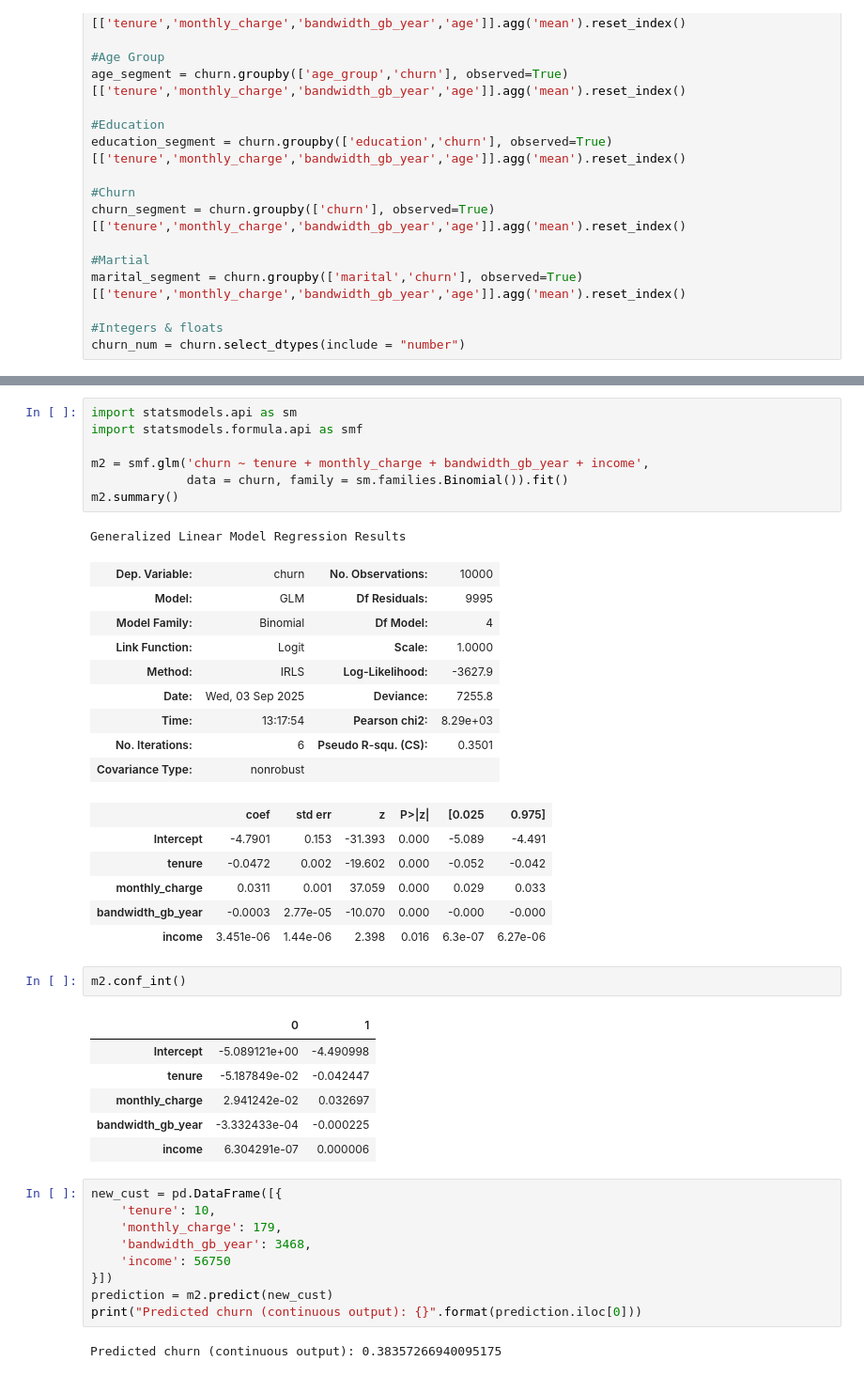
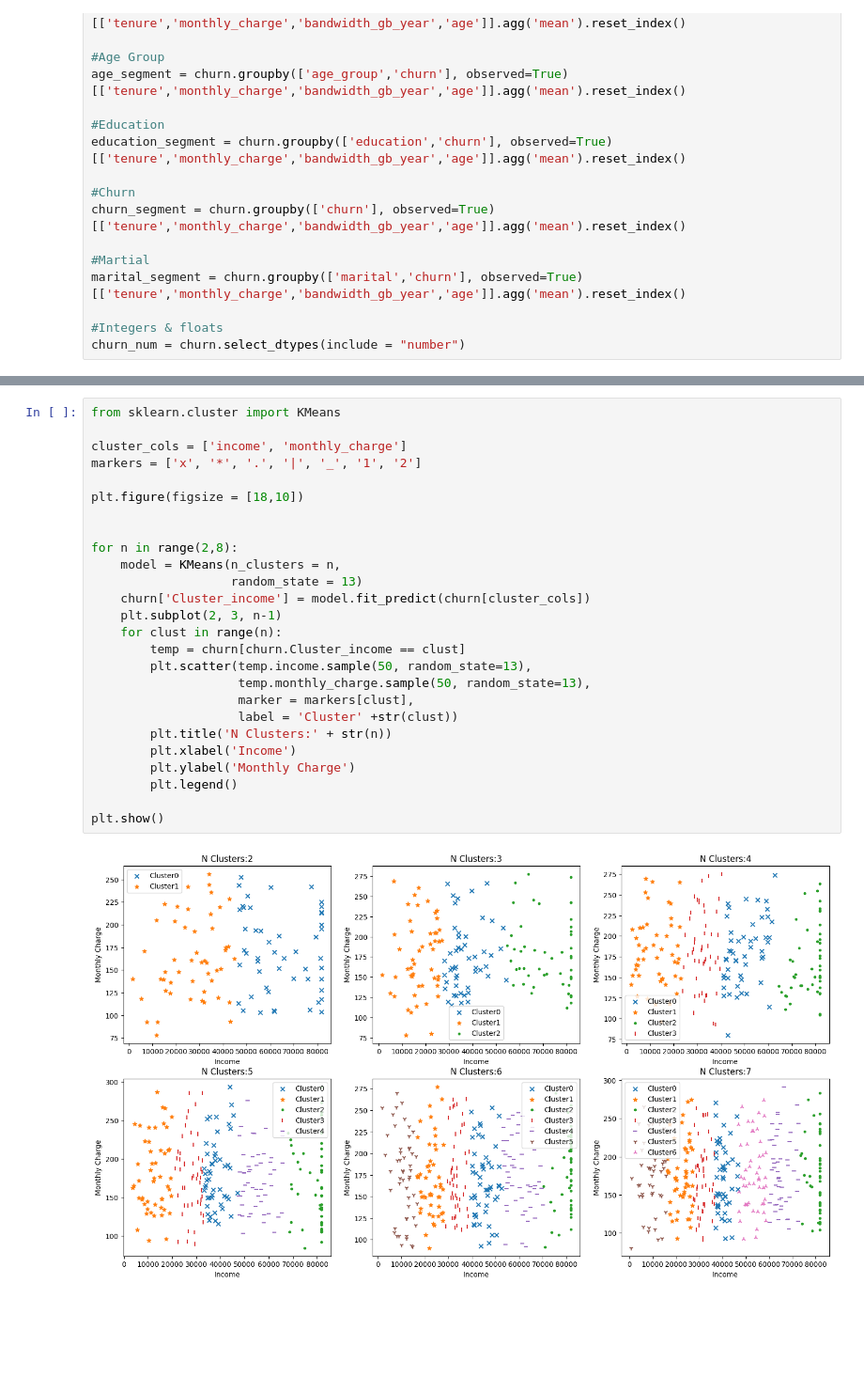
Before and after one commit to johnson80245/python, a Jupyter notebook: Personal Projects/chun_analysis.ipynb, the cells around one changed output, grey strips where cells are left out. Shown at 94% size. Cells and saved outputs as stored; diff of their text form; blank space fills up the shorter version.

```diff
--- a/Personal Projects/chun_analysis.ipynb
+++ b/Personal Projects/chun_analysis.ipynb
@@ -507,44 +430,28 @@ strong multicollinearity or other numerical problems.
-# %%
-import statsmodels.api as sm
-import statsmodels.formula.api as smf
-
-m2 = smf.glm('churn ~ tenure + monthly_charge + bandwidth_gb_year + income',
-             data = churn, family = sm.families.Binomial()).fit()
-m2.summary()
-# %% [output]
-Generalized Linear Model Regression Results
-| Dep. Variable: | churn | No. Observations: | 10000 |
-| Model: | GLM | Df Residuals: | 9995 |
-| Model Family: | Binomial | Df Model: | 4 |
-| Link Function: | Logit | Scale: | 1.0000 |
-| Method: | IRLS | Log-Likelihood: | -3627.9 |
-| Date: | Wed, 03 Sep 2025 | Deviance: | 7255.8 |
-| Time: | 13:17:54 | Pearson chi2: | 8.29e+03 |
-| No. Iterations: | 6 | Pseudo R-squ. (CS): | 0.3501 |
-| Covariance Type: | nonrobust |  |  |
-|  | coef | std err | z | P>|z| | [0.025 | 0.975] |
-| Intercept | -4.7901 | 0.153 | -31.393 | 0.000 | -5.089 | -4.491 |
-| tenure | -0.0472 | 0.002 | -19.602 | 0.000 | -0.052 | -0.042 |
-| monthly_charge | 0.0311 | 0.001 | 37.059 | 0.000 | 0.029 | 0.033 |
-| bandwidth_gb_year | -0.0003 | 2.77e-05 | -10.070 | 0.000 | -0.000 | -0.000 |
-| income | 3.451e-06 | 1.44e-06 | 2.398 | 0.016 | 6.3e-07 | 6.27e-06 |
-# %%
-m2.conf_int()
-# %% [output]
-|  | 0 | 1 |
-| Intercept | -5.089121e+00 | -4.490998 |
-| tenure | -5.187849e-02 | -0.042447 |
-| monthly_charge | 2.941242e-02 | 0.032697 |
-| bandwidth_gb_year | -3.332433e-04 | -0.000225 |
-| income | 6.304291e-07 | 0.000006 |
-# %%
-new_cust = pd.DataFrame([{
-    'tenure': 10,
-    'monthly_charge': 179,
-    'bandwidth_gb_year': 3468,
-    'income': 56750
-}])
-prediction = m2.predict(new_cust)
-print("Predicted churn (continuous output): {}".format(prediction.iloc[0]))
-# %% [output]
-Predicted churn (continuous output): 0.38357266940095175
+# %%
+from sklearn.cluster import KMeans
+
+cluster_cols = ['income', 'monthly_charge']
+markers = ['x', '*', '.', '|', '_', '1', '2']
+
+plt.figure(figsize = [18,10])
+
+
+for n in range(2,8):
+    model = KMeans(n_clusters = n,
+                   random_state = 13)
+    churn['Cluster_income'] = model.fit_predict(churn[cluster_cols])
+    plt.subplot(2, 3, n-1)
+    for clust in range(n):
+        temp = churn[churn.Cluster_income == clust]
+        plt.scatter(temp.income.sample(50, random_state=13),
+                    temp.monthly_charge.sample(50, random_state=13),
+                    marker = markers[clust],
+                    label = 'Cluster' +str(clust))
+        plt.title('N Clusters:' + str(n))
+        plt.xlabel('Income')
+        plt.ylabel('Monthly Charge')
+        plt.legend()
+
+plt.show()
+# %% [output]
+[figure, added]
```
Also changed, not shown: parts of 11 cells of this notebook, 1 other file.
